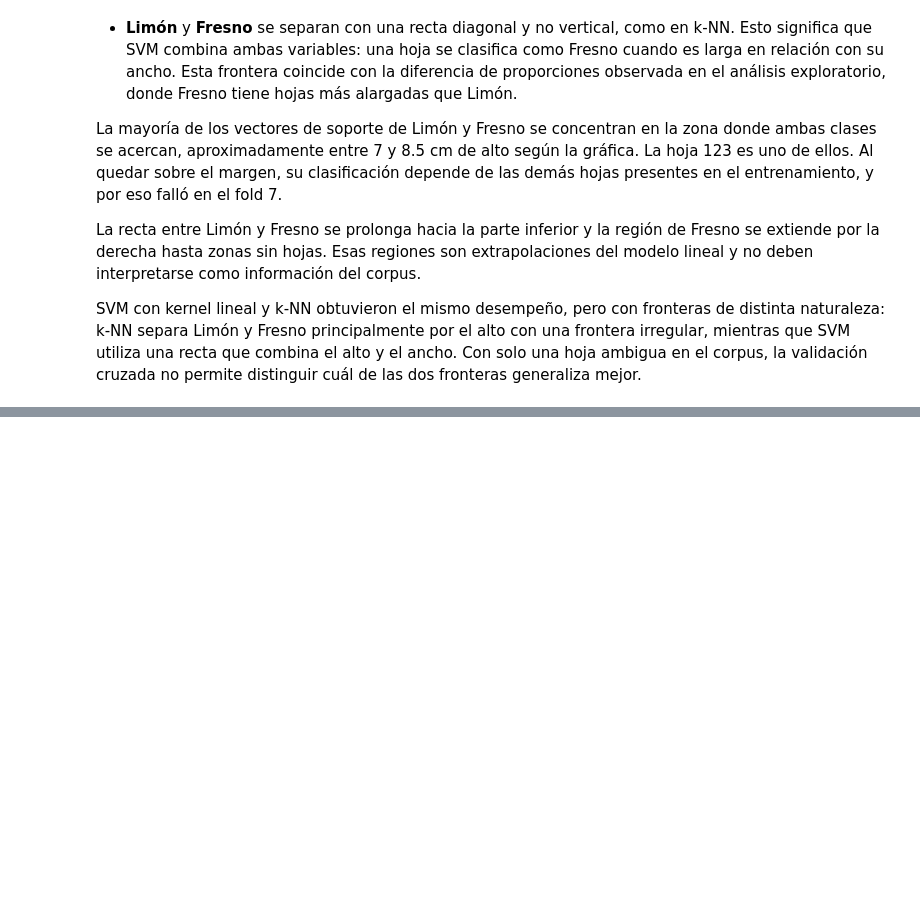
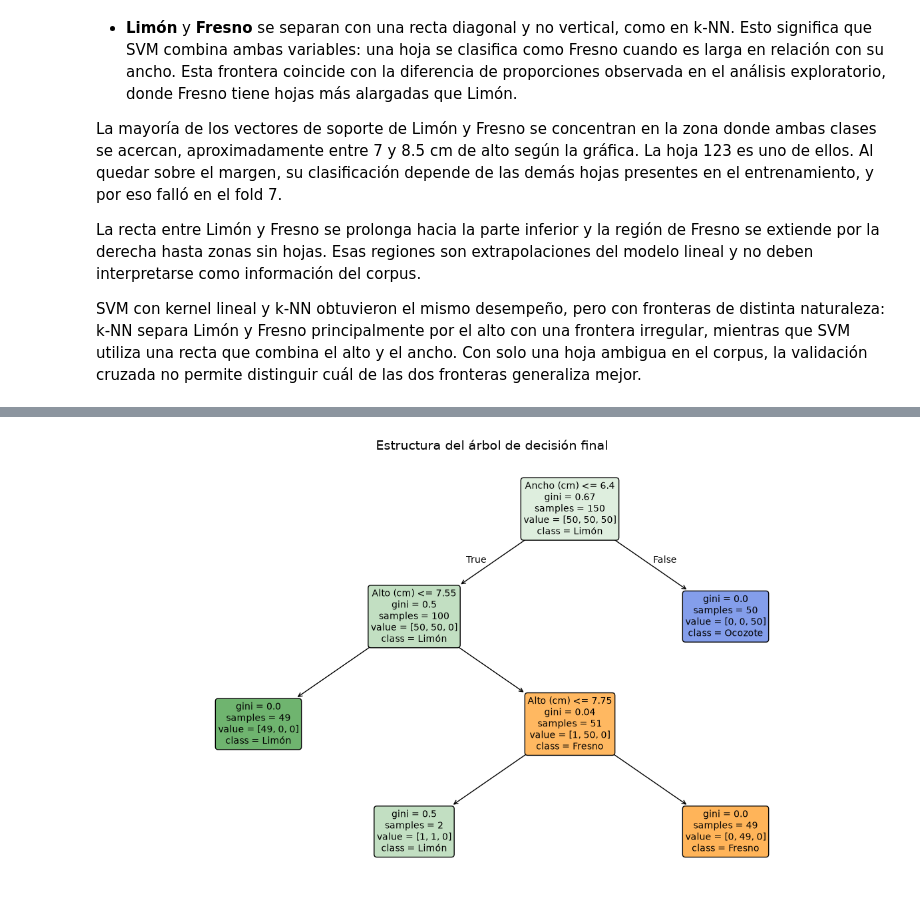
Before and after one commit to jpmartham/proyecto-final-razonamiento, a Jupyter notebook: notebooks/hojas.ipynb, the cells around one changed output, grey strips where cells are left out. Drawn from its saved outputs; the diff is of its cells as text; code cells hidden in the pictures; blank space fills up the shorter version.

```diff
--- a/notebooks/hojas.ipynb
+++ b/notebooks/hojas.ipynb
@@ -2368,0 +2591,91 @@ SVM con kernel lineal y k-NN obtuvieron el mismo desempeño, pero con fronteras
+# %%
+from sklearn.tree import plot_tree, export_text
+
+# Extraer el clasificador del Pipeline
+arbol_final = mejor_modelo_arbol.named_steps[
+    "arbol"
+]
+
+print(
+    "Profundidad real del árbol:",
+    arbol_final.get_depth()
+)
+
+print(
+    "Número de hojas terminales:",
+    arbol_final.get_n_leaves()
+)
+
+print()
+print("Reglas del árbol (umbrales en cm):")
+print(export_text(arbol_final, feature_names=caracteristicas, class_names=CLASES))
+
+# Hojas del corpus que caen en cada hoja terminal del árbol
+hoja_terminal = arbol_final.apply(X)
+contenido_hojas = (
+    datos.assign(hoja_terminal=hoja_terminal)
+    .groupby("hoja_terminal")[columna_clase]
+    .value_counts()
+    .unstack(fill_value=0)
+    .reindex(columns=CLASES, fill_value=0)
+)
+
+print("Contenido de cada hoja terminal:")
+display(contenido_hojas)
+
+# Hojas del corpus en la hoja terminal más pequeña
+hoja_mas_pequena = contenido_hojas.sum(axis=1).idxmin()
+display(datos.loc[hoja_terminal == hoja_mas_pequena])
+
+importancias_arbol = pd.Series(
+    arbol_final.feature_importances_,
+    index=caracteristicas,
+    name="Importancia"
+).round(4)
+
+display(importancias_arbol.to_frame())
+
+plt.figure(
+    figsize=(12, 7)
+)
+
+nodos = plot_tree(
+    arbol_final,
+    feature_names=caracteristicas,
+    class_names=CLASES,
+    filled=True,
+    rounded=True,
+    proportion=False,
+    precision=2,
+    fontsize=10
+)
+
+# Colorear cada nodo con el color de su clase mayoritaria
+# (más intenso cuanto más puro es el nodo)
+from matplotlib.colors import to_rgba
+
+# plot_tree también devuelve las etiquetas True/False de las flechas, que no tienen recuadro
+recuadros = [nodo for nodo in nodos if nodo.get_bbox_patch() is not None]
+assert len(recuadros) == arbol_final.tree_.node_count
+
+for indice_nodo, nodo in enumerate(recuadros):
+    conteos = arbol_final.tree_.value[indice_nodo][0]
+    proporciones = conteos / conteos.sum()
+    clase_mayoritaria = CLASES[np.argmax(proporciones)]
+    pureza = 1 - arbol_final.tree_.impurity[indice_nodo] / (1 - 1 / len(CLASES))
+
+    # Mezcla opaca con blanco para que las flechas no se vean a través del recuadro
+    intensidad = 0.15 + 0.5 * pureza
+    color_nodo = np.array(to_rgba(COLORES_CLASE[clase_mayoritaria]))
+    color_nodo[:3] = 1 - intensidad * (1 - color_nodo[:3])
+
+    nodo.get_bbox_patch().set_facecolor(color_nodo)
+
+plt.title(
+    "Estructura del árbol de decisión final",
+    fontsize=14
+)
+
+plt.tight_layout()
+plt.show()
+# %% [output]
@@ -2368,0 +2710 @@ SVM con kernel lineal y k-NN obtuvieron el mismo desempeño, pero con fronteras
+[figure, added]
```
Also changed, not shown: parts of 12 cells of this notebook.
